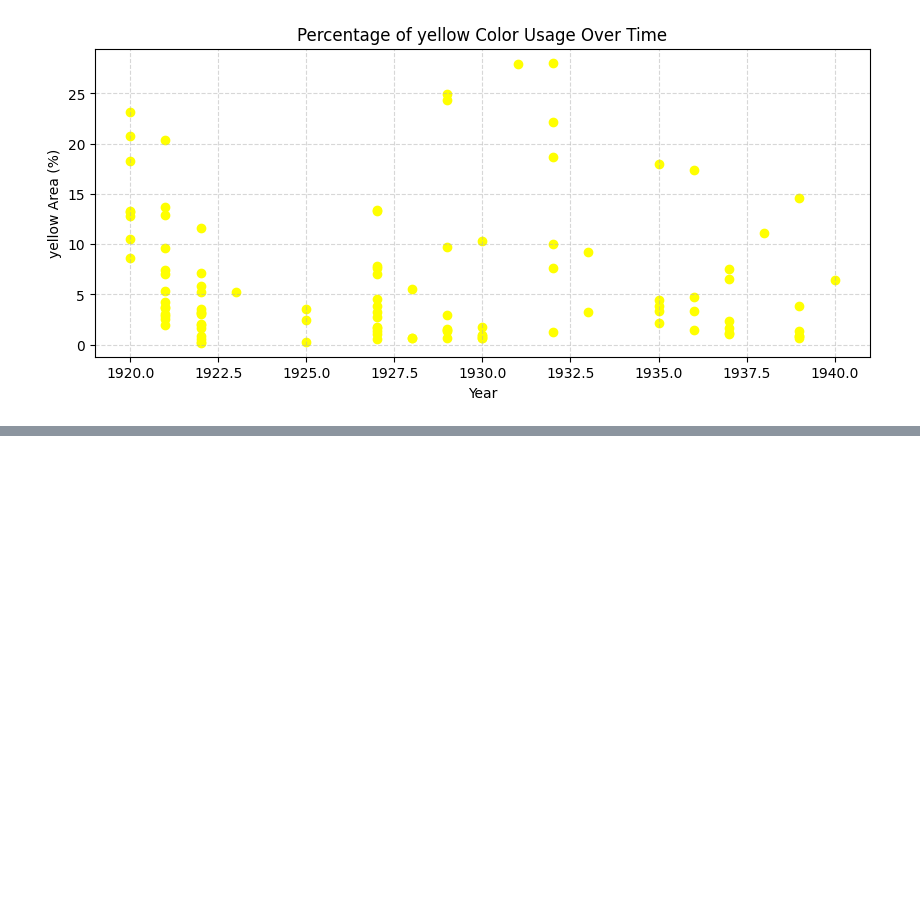
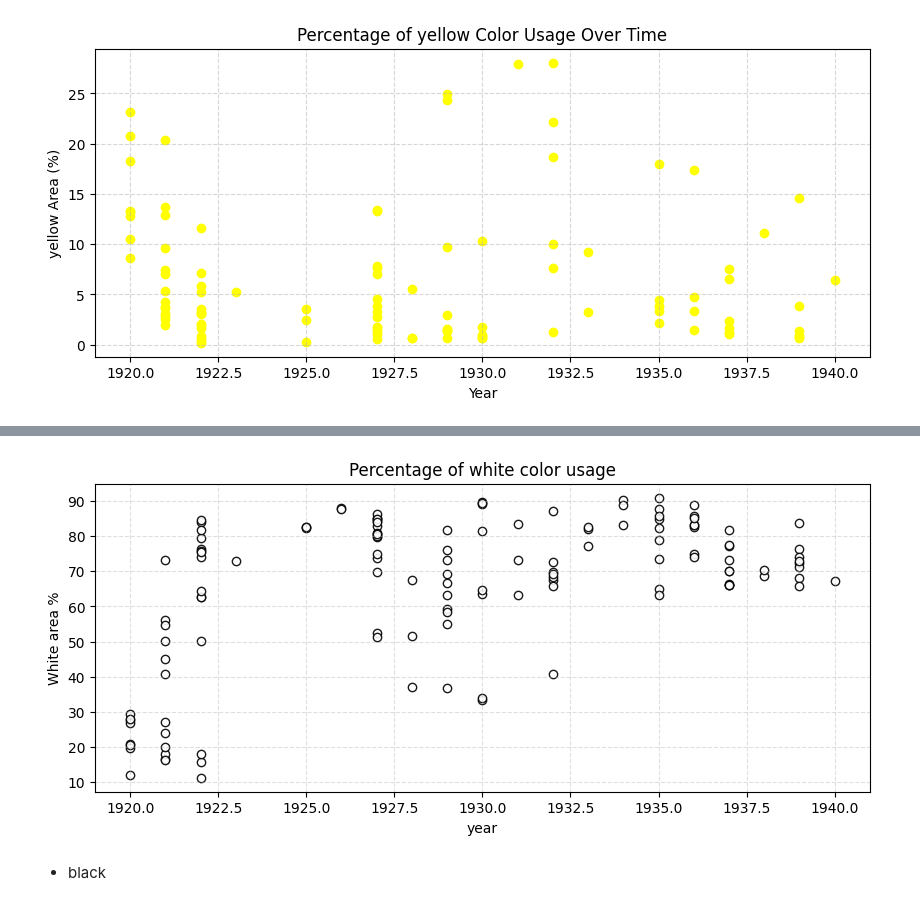
Before and after one commit to sanagahoi/Python_labs, a Jupyter notebook: cisco-labs/mondrian-art-project/mondrian-art-project.ipynb, the cells around one changed output, grey strips where cells are left out. Drawn from its saved outputs; the diff is of its cells as text; code cells hidden in the pictures; blank space fills up the shorter version.

Commit message:
added every color exercise

```diff
--- a/cisco-labs/mondrian-art-project/mondrian-art-project.ipynb
+++ b/cisco-labs/mondrian-art-project/mondrian-art-project.ipynb
@@ -609,0 +552,6 @@ plt.show()
+# %%
+white_features = features[features['color']== 'white']
+white_features['white_area'] = white_features['width']*white_features['height']
+white_paintings = white_features.groupby('painting_id')['white_area'].sum().reset_index()
+painting_info = painting_info.merge(white_paintings, on='painting_id', how='left')
+painting_info.head()
@@ -609,0 +570,14 @@ plt.show()
+# %%
+painting_info['white_pct'] = (painting_info['white_area']/painting_info['area'])*100
+
+plt.figure(figsize=(10,4))
+plt.scatter(painting_info['year'], painting_info['white_pct'], alpha=0.9, color='white', edgecolor='black')
+plt.xlabel("year")
+plt.ylabel("White area %")
+plt.title("Percentage of white color usage")
+plt.grid(True,linestyle="--", alpha=0.4)
+plt.show()
+# %% [output]
+[figure, added]
+# %% [markdown]
+- black
```
Also changed, not shown: parts of 20 cells of this notebook.
